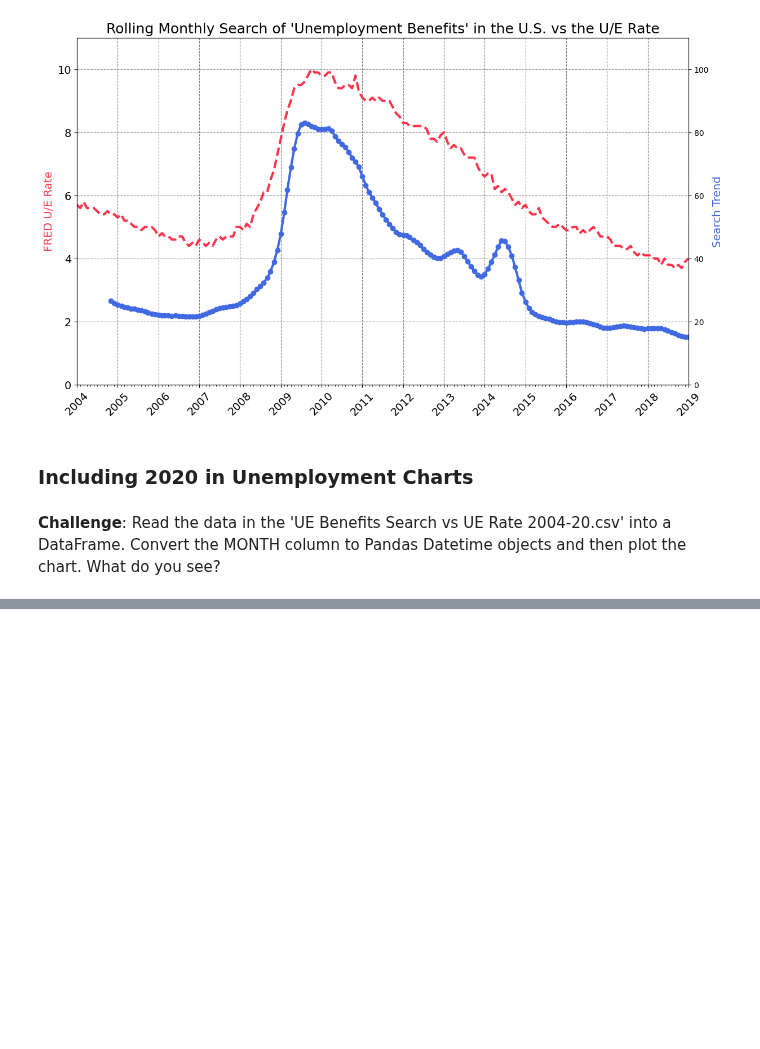
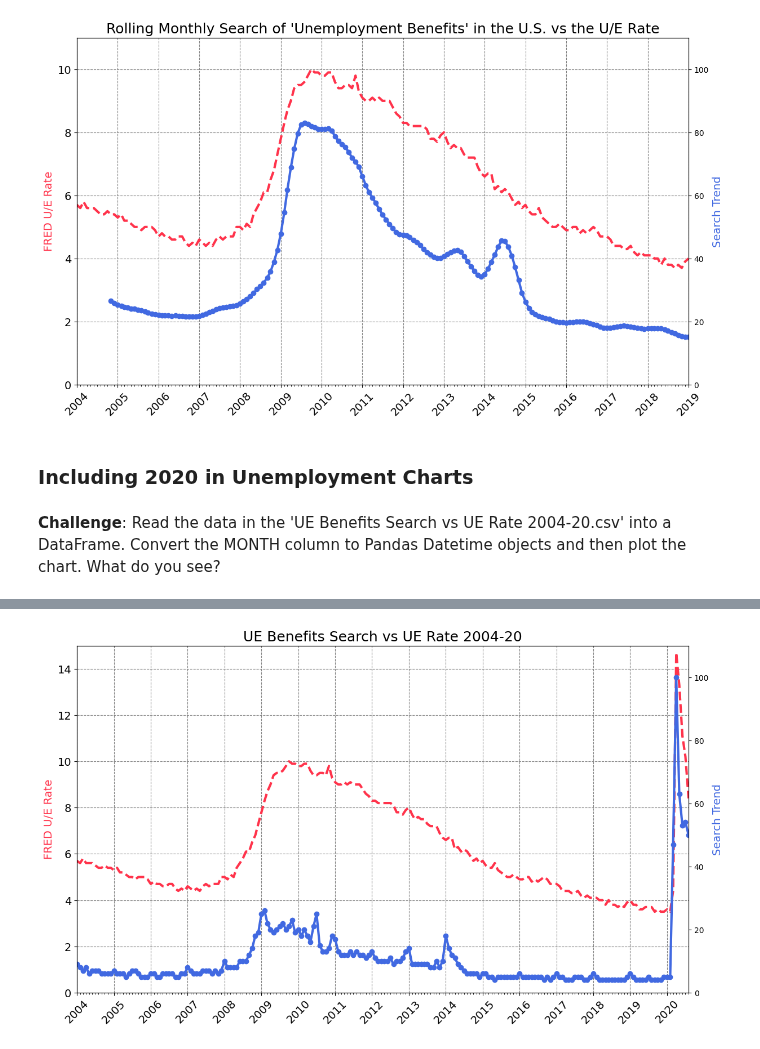
Before and after one commit to bnedjm/100-Dayz-of-Code, a Jupyter notebook: 04-Advanced-Section/Day-075 - Google Trends Data - Resampling and Visualising Time Series/Google Trends and Data Visualisation.ipynb, the cells around one changed output, grey strips where cells are left out. Saved outputs shown, nothing was run; the diff lists cells and outputs as text; code cells hidden in the pictures; blank space fills up the shorter version.

Commit message:
day 075 data visualisation - unemployment: the effect of new data

```diff
--- a/04-Advanced-Section/Day-075 - Google Trends Data - Resampling and Visualising Time Series/Google Trends and Data Visualisation.ipynb
+++ b/04-Advanced-Section/Day-075 - Google Trends Data - Resampling and Visualising Time Series/Google Trends and Data Visualisation.ipynb
@@ -410,3 +410,6 @@ plt.show()
 ### Including 2020 in Unemployment Charts
 # %% [markdown]
 **Challenge**: Read the data in the 'UE Benefits Search vs UE Rate 2004-20.csv' into a DataFrame. Convert the MONTH column to Pandas Datetime objects and then plot the chart. What do you see?
+# %%
+df_benefits_search_vs_rate = pd.read_csv('UE Benefits Search vs UE Rate 2004-20.csv')
+df_benefits_search_vs_rate.head()
@@ -412,0 +423,3 @@ plt.show()
+# %%
+df_benefits_search_vs_rate["MONTH"] = pd.to_datetime(df_benefits_search_vs_rate["MONTH"])
+df_benefits_search_vs_rate.tail()
@@ -412,0 +433,27 @@ plt.show()
+# %%
+plt.figure(figsize=(14,8), dpi=100)
+plt.title("UE Benefits Search vs UE Rate 2004-20", fontsize=18)
+plt.xticks(fontsize=14, rotation=45)
+plt.yticks(fontsize=14)
+plt.grid(color='grey', linestyle='--')
+
+ax1 = plt.gca() # get current axes
+ax2 = ax1.twinx()
+
+ax1.set_ylabel("FRED U/E Rate", color="#FF334B", fontsize=14)
+ax2.set_ylabel("Search Trend", color="royalblue", fontsize=14)
+
+ax1.set_xlim(df_benefits_search_vs_rate.MONTH.min(), df_benefits_search_vs_rate.MONTH.max())
+ax1.set_ylim(0, 15)
+ax2.set_ylim(0, 110)
+
+ax1.xaxis.set_major_locator(years)
+ax1.xaxis.set_major_formatter(years_fmt)
+ax1.xaxis.set_minor_locator(months)
+
+ax1.plot(df_benefits_search_vs_rate.MONTH, df_benefits_search_vs_rate.UNRATE, color="#FF334B", linewidth=3, linestyle='dashed')
+ax2.plot(df_benefits_search_vs_rate.MONTH, df_benefits_search_vs_rate.UE_BENEFITS_WEB_SEARCH, color="royalblue", linewidth=3, marker="o")
+
+plt.show()
+# %% [output]
+[figure, added]
```
Also changed, not shown: parts of 2 cells of this notebook.
